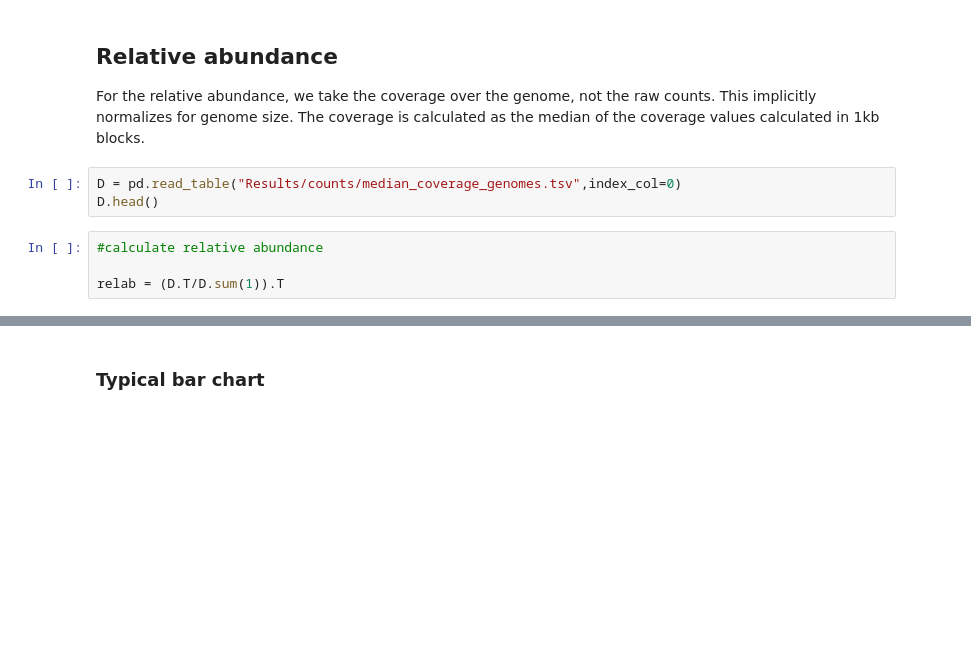
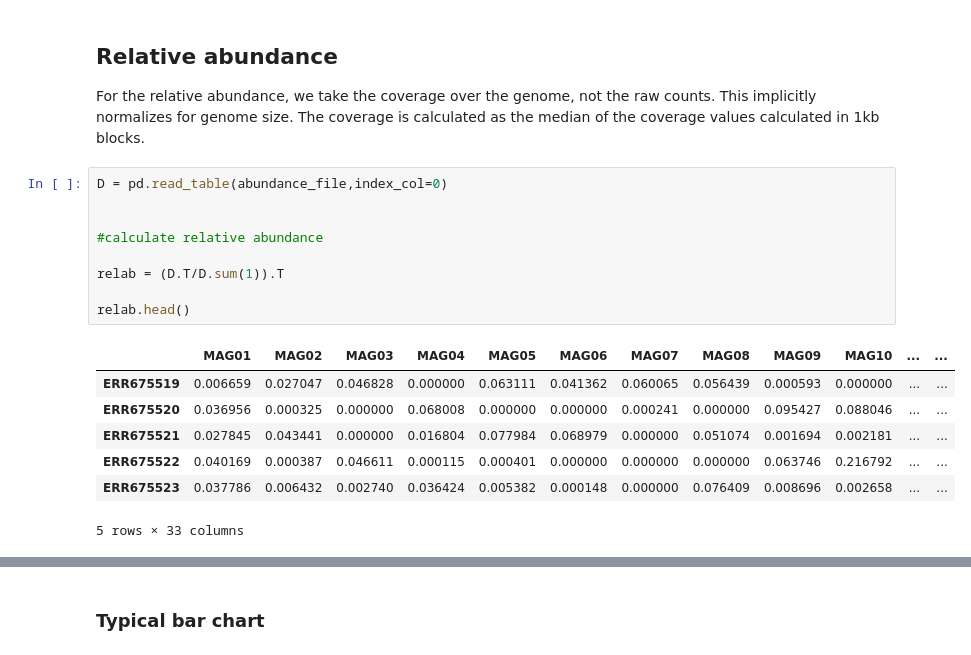
Before and after one commit to metagenome-atlas/Tutorial, a Jupyter notebook: Python/Annotations.ipynb, the cells around one changed output, grey strips where cells are left out. Cells and saved outputs as stored; diff of their text form; blank space fills up the shorter version.

```diff
--- a/Python/Annotations.ipynb
+++ b/Python/Annotations.ipynb
@@ -116,12 +147,22 @@ ax.set_title('Mapping rate')
 
 For the relative abundance, we take the coverage over the genome, not the raw counts. This implicitly normalizes for genome size. The coverage is calculated as the median of the coverage values calculated in 1kb blocks.
 # %%
-D = pd.read_table("Results/counts/median_coverage_genomes.tsv",index_col=0)
-D.head()
+D = pd.read_table(abundance_file,index_col=0)
+
+
+#calculate relative abundance
+
+relab = (D.T/D.sum(1)).T
+
+relab.head()
+# %% [output]
+|  | MAG01 | MAG02 | MAG03 | MAG04 | MAG05 | MAG06 | MAG07 | MAG08 | MAG09 | MAG10 | ... | ... |
+| ERR675519 | 0.006659 | 0.027047 | 0.046828 | 0.000000 | 0.063111 | 0.041362 | 0.060065 | 0.056439 | 0.000593 | 0.000000 | ... | ... |
+| ERR675520 | 0.036956 | 0.000325 | 0.000000 | 0.068008 | 0.000000 | 0.000000 | 0.000241 | 0.000000 | 0.095427 | 0.088046 | ... | ... |
+| ERR675521 | 0.027845 | 0.043441 | 0.000000 | 0.016804 | 0.077984 | 0.068979 | 0.000000 | 0.051074 | 0.001694 | 0.002181 | ... | ... |
+| ERR675522 | 0.040169 | 0.000387 | 0.046611 | 0.000115 | 0.000401 | 0.000000 | 0.000000 | 0.000000 | 0.063746 | 0.216792 | ... | ... |
+| ERR675523 | 0.037786 | 0.006432 | 0.002740 | 0.036424 | 0.005382 | 0.000148 | 0.000000 | 0.076409 | 0.008696 | 0.002658 | ... | ... |
+5 rows × 33 columns
-# %%
-#calculate relative abundance
-
-relab = (D.T/D.sum(1)).T
 # %%
 # get most abundant genomes
 
```
Also changed, not shown: parts of 24 cells of this notebook, 1 other file.
